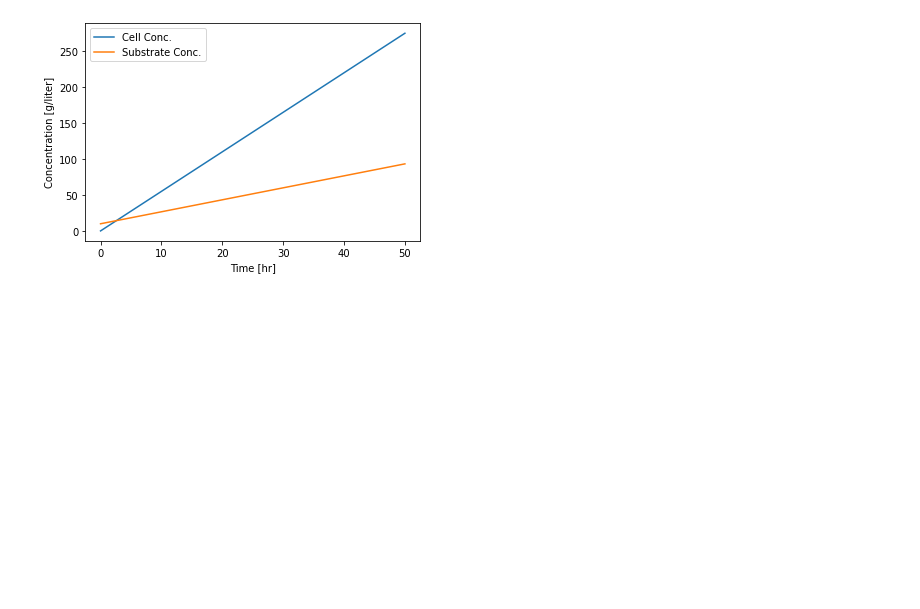
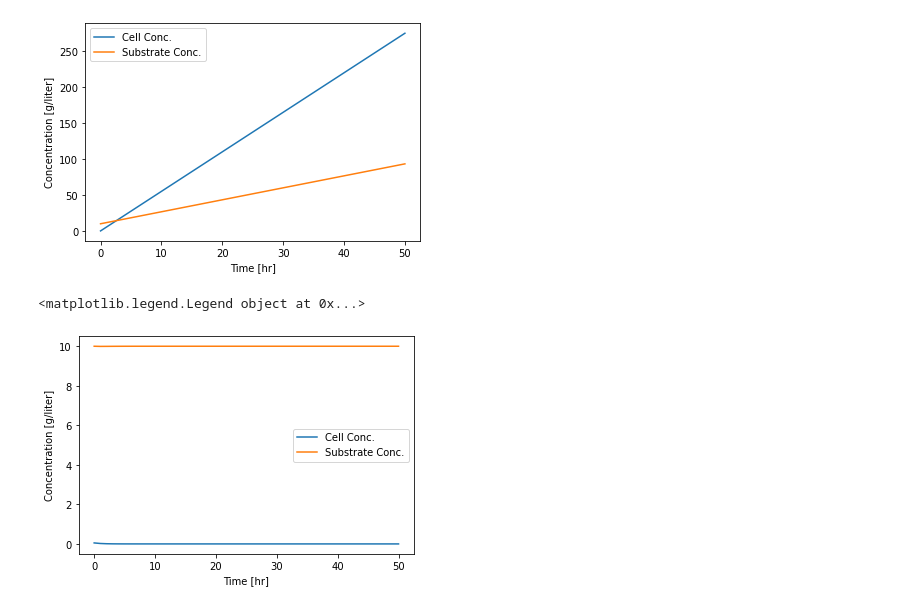
Before and after one commit to RaphaLevy/Artigo_Fenomenos_Biologicos, a Jupyter notebook: Projeto_ModBio_RaphaelLevy_e_ErickBrito_V2.ipynb, the cells around one changed output. Cells and saved outputs as stored; diff of their text form; code cells hidden in the pictures; blank space fills up the shorter version.

```diff
--- a/Projeto_ModBio_RaphaelLevy_e_ErickBrito_V2.ipynb
+++ b/Projeto_ModBio_RaphaelLevy_e_ErickBrito_V2.ipynb
@@ -128,3 +128,50 @@ plt.legend(['Cell Conc.',
 # %% [output]
 <matplotlib.legend.Legend object at 0x...>
 [figure]
+# %%
+# Alterando os valores de parâmetros
+
+mumax_new = 0.2
+Ks_new = 1.00
+Yxs_new = 0.5
+Sf_new = 10.0
+D_new = 1.00
+
+# definição de parâmetros
+
+def mu_new(S):
+    return mumax_new*S/(Ks_new + S)
+
+def Rg_new(X,S):
+    return mu_new(S)*X
+
+# equações diferenciais
+
+def xdif_new(x,t):
+    X,S = x
+    dX = Rg_new(X,S)-D_new*X
+    dS = D_new*(Sf_new - S) - Rg_new(X,S)/Yxs_new
+    return [dX,dS]
+
+def xprim_new(x,u):
+    X,S = x
+    X = Yxs_new*(Sf_new-(Ks_new*D_new)/(mumax_new-D_new))
+    S = Ks_new*D_new/(mumax_new-D_new)
+    return [X,S]
+# %%
+IC = [0.05, 10.0]
+
+t = np.linspace(0,50)
+sol_new = odeint(xdif_new,IC,t)
+X,S = sol_new.transpose()
+
+plt.plot(t,X)
+plt.plot(t,S)
+
+plt.xlabel('Time [hr]')
+plt.ylabel('Concentration [g/liter]')
+plt.legend(['Cell Conc.',
+            'Substrate Conc.'])
+# %% [output]
+<matplotlib.legend.Legend object at 0x...>
+[figure, added]
```
Also changed, not shown: parts of 8 cells of this notebook.
